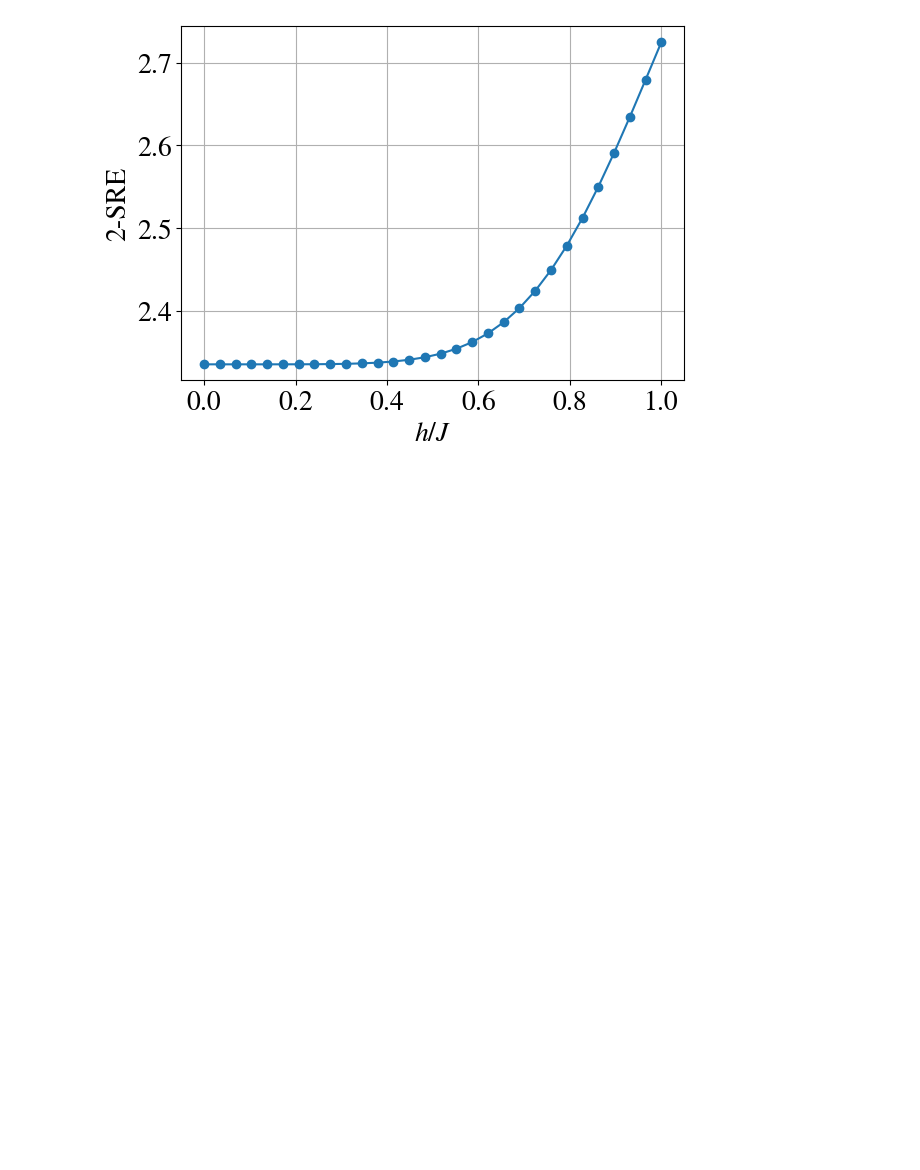
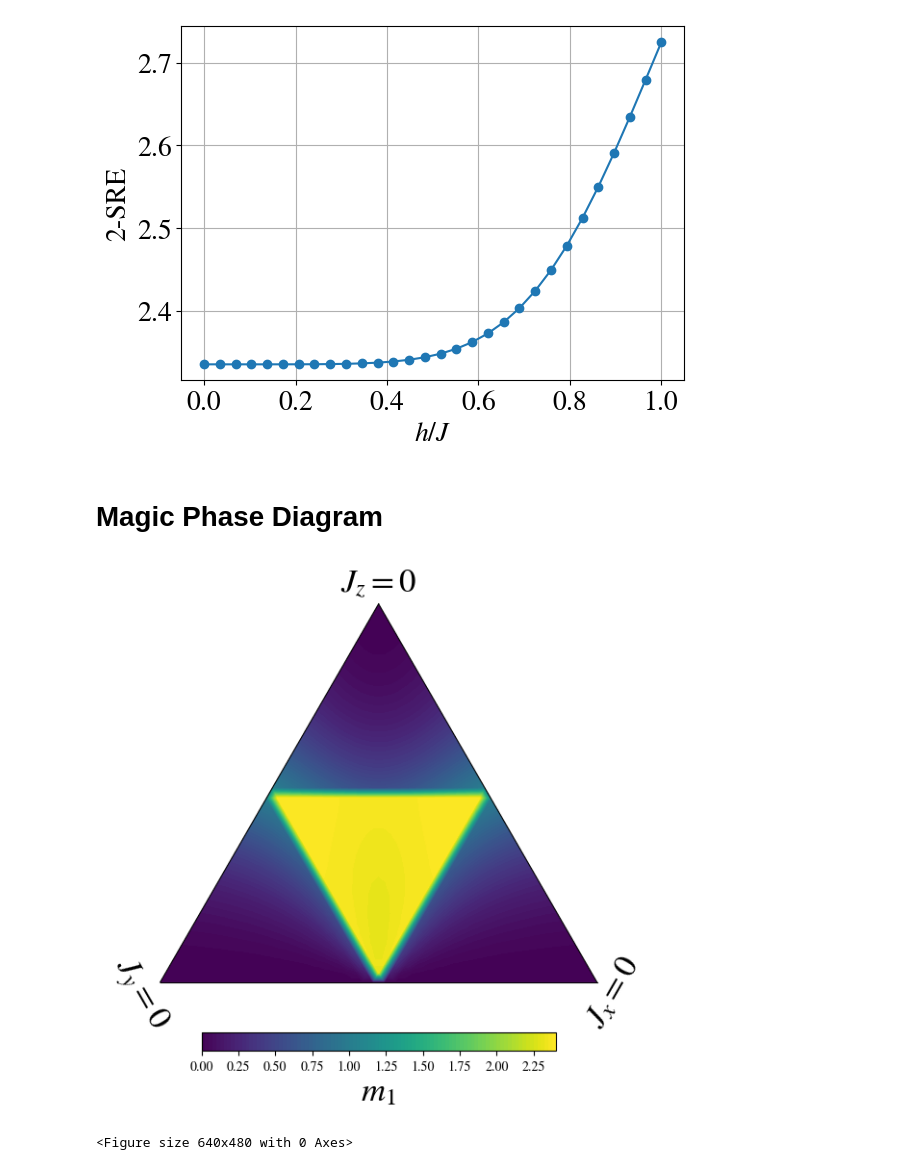
Before and after one commit to WangChenChih/Kitaev-magic, a Jupyter notebook: figures/SRE_figures/KitaevDM.ipynb, the cells around one changed output. Cells and saved outputs as stored; diff of their text form; code cells hidden in the pictures; blank space fills up the shorter version.

Commit message:
create magic phase diagram

```diff
--- a/figures/SRE_figures/KitaevDM.ipynb
+++ b/figures/SRE_figures/KitaevDM.ipynb
@@ -502,3 +502,79 @@ os.makedirs('figures/stab-renyi-entropy', exist_ok=True)
 plt.savefig('figures/stab-renyi-entropy/w_%d_h_%d_vs-mag.pdf' % (DM.width, DM.height), dpi=300)
 # %% [output]
 [figure]
+# %% [markdown]
+# Magic Phase Diagram
+# %%
+import matplotlib.pyplot as plt
+from SpinModelDM import SpinSystem
+import numpy as np
+import matplotlib.pyplot as plt
+import matplotlib
+import os
+
+matplotlib.rcParams['mathtext.fontset'] = 'stix'
+matplotlib.rcParams['font.family'] = 'STIXGeneral'
+plt.rcParams.update({'font.size': 10})
+
+width = 4
+height = 4
+DM = SpinSystem(width=width, height=height) # create a module
+
+# 1. Generate ternary grid coordinates: J_x + J_y + J_z = 1
+n_points = 40
+jx = np.linspace(0, 1, n_points)
+jy = np.linspace(0, 1, n_points)
+jz = np.linspace(0, 1, n_points)
+
+# Create meshgrid over ternary simplex
+t, l, r = np.meshgrid(jx, jy, jz, indexing='ij')
+mask = np.abs(t + l + r - 1.0) < 1e-3  # Keep only points where sum = 1
+
+T = t[mask]  # Top apex: J_z
+L = l[mask]  # Left apex: J_x
+R = r[mask]  # Right apex: J_y
+
+# 2. Define or generate your scalar data (e.g. SRE density m1)
+# m1_data = np.zeros_like(T)
+# for n in range(len(T)):
+#     DM.Jz, DM.Jx, DM.Jy = T[n], L[n], R[n]
+#     m1_data[n] = DM.stab_renyi_entropy(alpha=2, update=False)
+m1_data = np.load('magic_data.npy')
+
+# 3. Create Ternary Figure
+fig = plt.figure(figsize=(6, 6))
+ax = fig.add_subplot(projection='ternary')
+
+# 4. Plot heatmap using tricontourf
+cs = ax.tricontourf(T, L, R, m1_data,
+                    levels=100,
+                    cmap='viridis')
+
+# 5. Draw Phase Boundaries (Dashed inner triangle for gapless/gapped transition)
+# Boundary equations: J_alpha = J_beta + J_gamma => J_alpha = 0.5 when J_x + J_y + J_z = 1
+# ax.plot([0.5, 0.5, 0],   [0.5, 0, 0.5],   [0, 0.5, 0.5],
+#         color='black', linestyle='--', linewidth=1.5)
+
+# 6. Set Axis Labels & Formatting
+text_font_size = 25
+ax.set_tlabel(r'$J_z = 0$', fontsize=text_font_size)
+ax.set_llabel(r'$J_y = 0$', fontsize=text_font_size)
+ax.set_rlabel(r'$J_x = 0$', fontsize=text_font_size)
+
+# Custom tick formatting and appearance
+ax.taxis.set_ticks([])
+ax.laxis.set_ticks([])
+ax.raxis.set_ticks([])
+
+# 7. Add Horizontal Colorbar at the bottom
+cbar = fig.colorbar(cs, ax=ax, orientation='horizontal', pad=0.1, shrink=0.7)
+cbar.set_label(r'$m_1$', fontsize=text_font_size)
+
+plt.tight_layout()
+plt.show()
+
+os.makedirs('figures/stab-renyi-entropy', exist_ok=True)
+plt.savefig('figures/stab-renyi-entropy/w_%d_h_%d_magic-phase-diagram.pdf' % (DM.width, DM.height), dpi=300)
+# %% [output]
+[figure, added]
+<Figure size 640x480 with 0 Axes>
```
Also changed, not shown: 3 other files.
